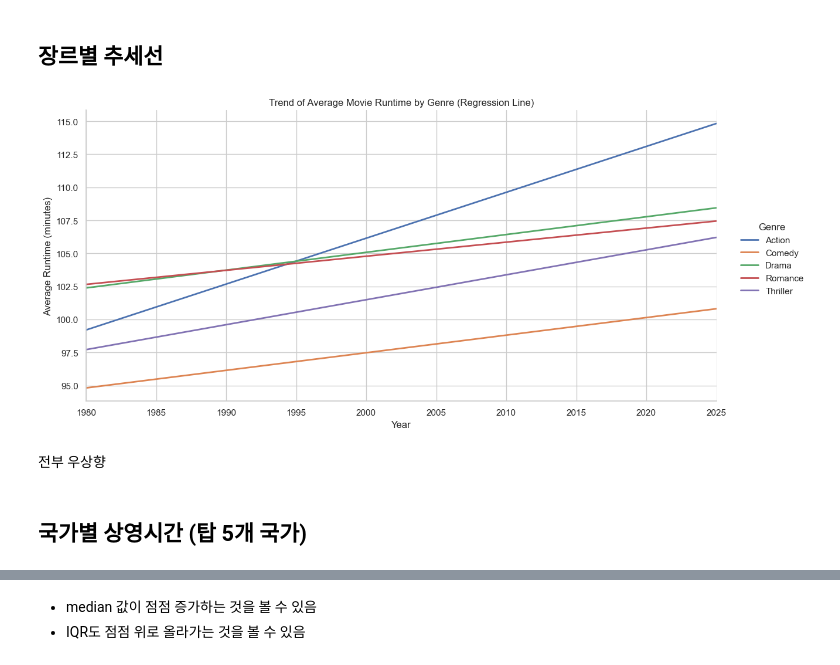
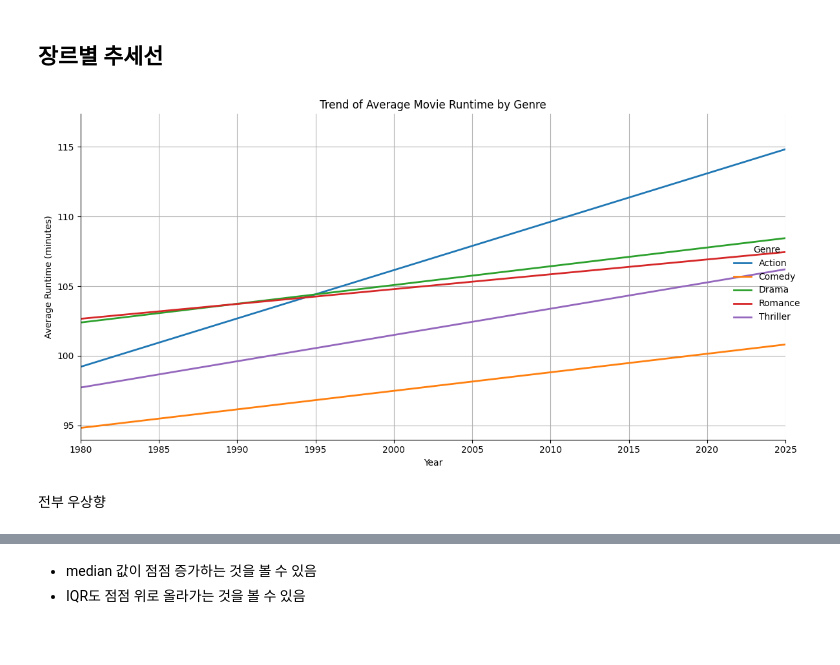
Before and after one commit to Encore-SKN-17/EDA_MINI_1TEAM, a Jupyter notebook: movie_EDA.ipynb, the cells around one changed output, grey strips where cells are left out. Drawn from its saved outputs; the diff is of its cells as text; code cells hidden in the pictures.

```diff
--- a/movie_EDA.ipynb
+++ b/movie_EDA.ipynb
@@ -120,31 +146,27 @@ plt.show()
 # %% [markdown]
 ## 장르별 추세선
 # %%
-# Reuse the 'filtered_df' from previous step
-# filtered_df contains Year, Genre, and avg_runtime after outlier removal
-
-g = sns.lmplot(
+sns.lmplot(
     data=filtered_df,
     x='Year',
     y='avg_runtime',
     hue='Genre',
     height=6,
     aspect=1.8,
-    ci=None,
-    scatter=False,
-    line_kws={'lw': 2}
+    scatter=False,        # Don't show individual data points
+    ci=None,              # Don't show confidence intervals
+    line_kws={'lw': 2}    # Line width for regression lines
 )
-g._legend.set_bbox_to_anchor((1.1, 0.5))  # Place legend outside right
-plt.title('Trend of Average Movie Runtime by Genre (Regression Line)')
+
+plt.title('Trend of Average Movie Runtime by Genre')
 plt.xlabel('Year')
 plt.ylabel('Average Runtime (minutes)')
 plt.xlim(1980, 2025)
+plt.ylim(filtered_df['avg_runtime'].min() - 0.5, filtered_df['avg_runtime'].max())
 plt.grid(True)
 plt.tight_layout()
 plt.show()
 # %% [output]
-[figure, old version]
+[figure, new version]
 # %% [markdown]
 전부 우상향
-# %% [markdown]
-## 국가별 상영시간 (탑 5개 국가)
```
Also changed, not shown: parts of 27 cells of this notebook, 1 other file.
